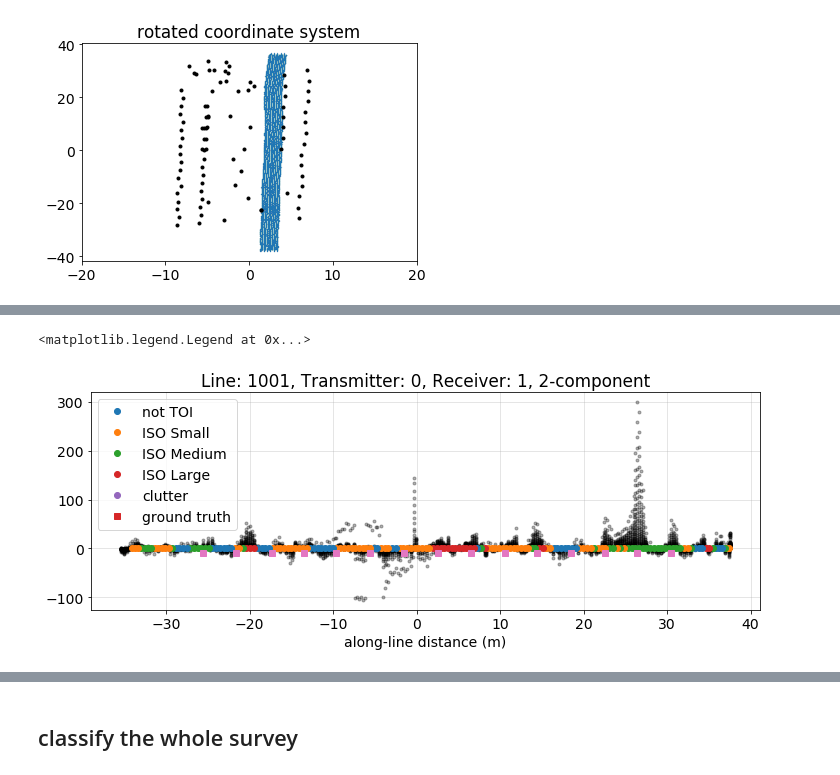
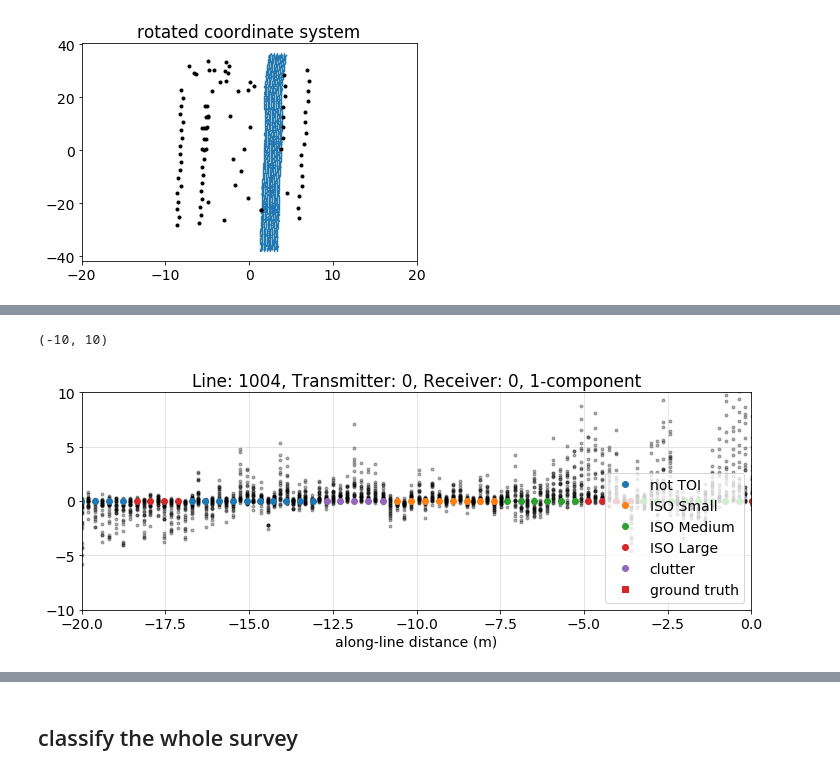
Before and after one commit to lheagy/uxo-notebooks, a Jupyter notebook: train-with-noise-scale-data-variable-noise-diff-polarizations-diff-obj-plus-clutter.ipynb, the cells around one changed output, grey strips where cells are left out. Saved outputs shown, nothing was run; the diff lists cells and outputs as text; code cells hidden in the pictures.

```diff
--- a/train-with-noise-scale-data-variable-noise-diff-polarizations-diff-obj-plus-clutter.ipynb
+++ b/train-with-noise-scale-data-variable-noise-diff-polarizations-diff-obj-plus-clutter.ipynb
@@ -546,7 +546,7 @@ class ConvNet(nn.Module):
         self.batch_norm = nn.BatchNorm2d(network_geometry[0])
 
     def forward(self, X, K, batch_norm, bias=None):
-#         X = self.batch_norm(X)
+        X = self.batch_norm(X)
         if bias is None:
             bias = [None]*len(K)
         for i, Ki, bn, b in zip(range(self.nt), K, batch_norm, bias):
@@ -658,7 +658,7 @@ running_loss_test = []
 running_accuracy_train = []
 running_accuracy_test = []
 # %%
-for epoch in range(15):  # loop over the dataset multiple times
+for epoch in range(8):  # loop over the dataset multiple times
 
     # zero the parameter gradients
     g = 0.0
@@ -1238,6 +1230,12 @@ sensorinfo = SensorInfo.fromYAML(afile)[0]
 print(sensor_name)
 # %% [output]
 UltraTEMArrayNA
+# %%
+raw_data_keys = [
+    't154', 't171', 't190', 't211', 't235', 't262', 't292', 't325', 't361',
+    't401', 't446', 't496', 't551', 't613', 't681', 't758', 't842', 't936',
+    't1040', 't1156', 't1286', 't1429', 't1588', 't1764', 't1961', 't2178', 't2420'
+]
 # %%
 xyz_dict = dic["XYZ"]
 ch = xyz_dict['Info']['ChannelNames']
@@ -1256,3 +1254,7 @@ times = np.array(dic['SensorTimes'].flatten())
 print(times.min(), times.max(), len(times))
 # %% [output]
 0.154 2.42 27
+# %%
+use_raw = False
+if use_raw:
+    datai = np.array([i for i in range(len(ch)) if ch[i] in raw_data_keys])
@@ -1392,7 +1399,7 @@ with torch.no_grad():
 # %%
 from matplotlib.lines import Line2D
 # %%
-mnum_plot = 1
+mnum_plot = 11
 fig, ax = plt.subplots(1, 1, figsize=(12, 4))
 
 ordnance_labels = [
@@ -1400,38 +1407,38 @@ ordnance_labels = [
         [0], [0], marker='o', color="w",
         markerfacecolor=f'C{int(key)}', markeredgecolor=f'C{int(key)}',
         label=value
     ) for key, value in class_dict.items()
 ]
 
 ordnance_labels.append(
     Line2D(
         [0], [0], marker='s', color="w",
         markerfacecolor=f'C3', markeredgecolor=f'C3',
         label="ground truth"
     )
 )
 
 ax.plot(y_locs[mnum_plot], data_list[mnum_plot], '.', color="k", alpha=0.3)
 ax.grid("both", alpha=0.4)
 
 for i in range(net_data.shape[0]):
     y_plot = np.mean(net_y[i, mnum_plot, :])
     ax.plot(y_plot, 0, f'C{labels_field[i]}o')
 
 txnumplot = sensor_table[mnum_plot, 0]
 rxnumplot = sensor_table[mnum_plot, 3]
 rxcompplot = sensor_table[mnum_plot, 2]
 ax.set_title(f"Line: {line_id}, Transmitter: {txnumplot}, Receiver: {rxnumplot}, {rxcompplot}-component")
 ax.set_xlabel("along-line distance (m)")
-ax.plot(local_ground_truth_y[ord_inds_covered], -10*(np.ones(ord_inds_covered.sum())) , "sC6")
+ax.plot(local_ground_truth_y[ord_inds_covered], -5*(np.ones(ord_inds_covered.sum())) , "sC6")
 
 ax.legend(handles=ordnance_labels)
 
-# ax.set_xlim([0, 30])
-# ax.set_ylim([-50, 50])
+ax.set_xlim([-20, 0])
+ax.set_ylim([-10, 10])
 # %% [output]
-<matplotlib.legend.Legend at 0x...>
+(-10, 10)
-[figure, old version]
+[figure, new version]
 # %%
 plt.plot(probs_field, '.')
 # %% [output]
```
Also changed, not shown: parts of 34 cells of this notebook, 6 other files.
